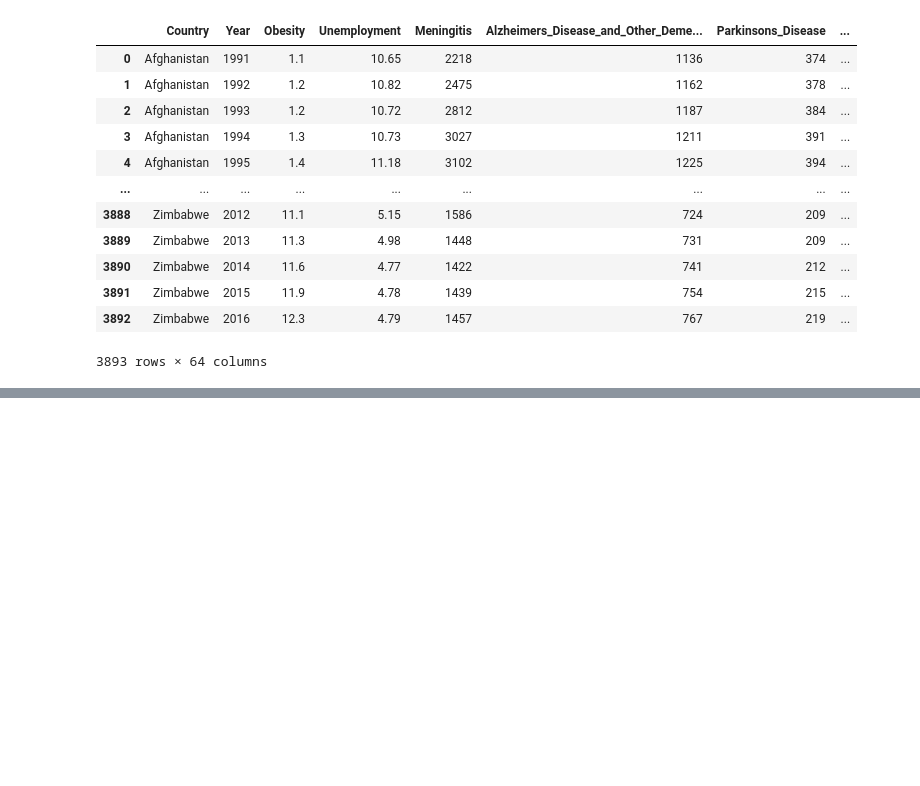
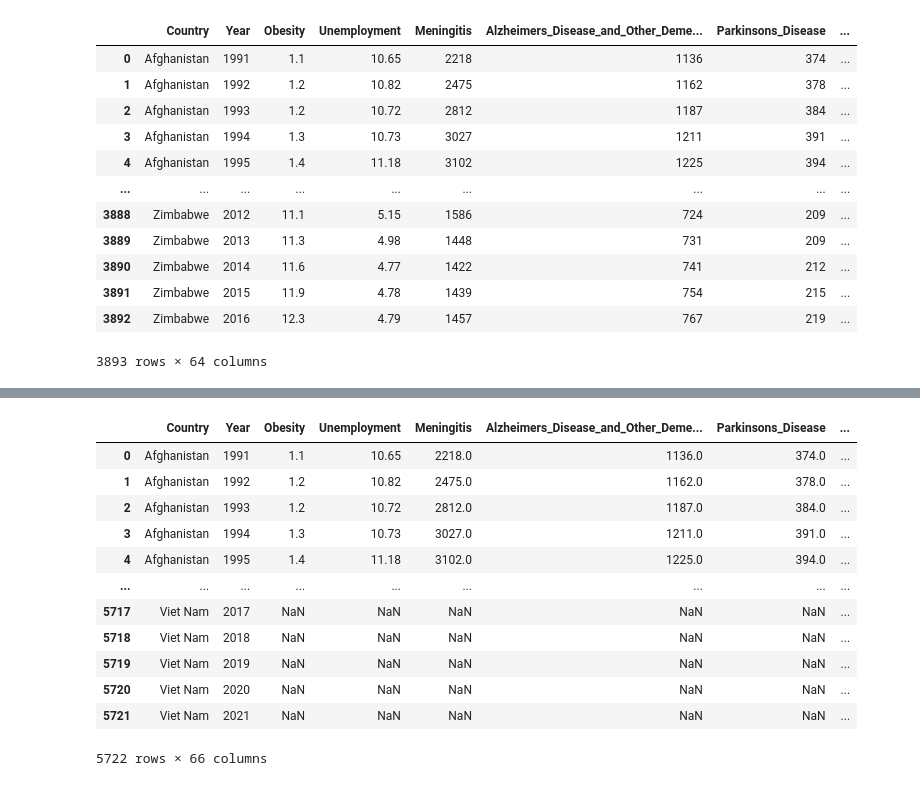
Before and after one commit to Gbau11/Mortality, a Jupyter notebook: jupyter/transform_per_capita.ipynb, the cells around one changed output, grey strips where cells are left out. Cells and saved outputs as stored; diff of their text form; code cells hidden in the pictures; blank space fills up the shorter version.

```diff
--- a/jupyter/transform_per_capita.ipynb
+++ b/jupyter/transform_per_capita.ipynb
@@ -259,3 +259,5 @@ df
 | 3891 | Zimbabwe | 2015 | 11.9 | 4.78 | 1439 | 754 | 215 | ... |
 | 3892 | Zimbabwe | 2016 | 12.3 | 4.79 | 1457 | 767 | 219 | ... |
 3893 rows × 64 columns
+# %%
+df_health = pd.read_excel('../csv/healthcare_data.XLSX')
@@ -261,0 +284,4 @@ df
+# %%
+df_health = df_health[['country', 'year', 'che_gdp', 'che']]
+# %%
+df_health = df_health.rename(columns={'country': 'Country', 'year': 'Year', 'che_gdp': 'che gdp'})
@@ -261,0 +304,18 @@ df
+# %%
+merged_df = pd.merge(df, df_health, on=['Country', 'Year'], how='outer')
+
+merged_df
+# %% [output]
+|  | Country | Year | Obesity | Unemployment | Meningitis | Alzheimers_Disease_and_Other_Deme... | Parkinsons_Disease | ... |
+| 0 | Afghanistan | 1991 | 1.1 | 10.65 | 2218.0 | 1136.0 | 374.0 | ... |
+| 1 | Afghanistan | 1992 | 1.2 | 10.82 | 2475.0 | 1162.0 | 378.0 | ... |
+| 2 | Afghanistan | 1993 | 1.2 | 10.72 | 2812.0 | 1187.0 | 384.0 | ... |
+| 3 | Afghanistan | 1994 | 1.3 | 10.73 | 3027.0 | 1211.0 | 391.0 | ... |
+| 4 | Afghanistan | 1995 | 1.4 | 11.18 | 3102.0 | 1225.0 | 394.0 | ... |
+| ... | ... | ... | ... | ... | ... | ... | ... | ... |
+| 5717 | Viet Nam | 2017 | NaN | NaN | NaN | NaN | NaN | ... |
+| 5718 | Viet Nam | 2018 | NaN | NaN | NaN | NaN | NaN | ... |
+| 5719 | Viet Nam | 2019 | NaN | NaN | NaN | NaN | NaN | ... |
+| 5720 | Viet Nam | 2020 | NaN | NaN | NaN | NaN | NaN | ... |
+| 5721 | Viet Nam | 2021 | NaN | NaN | NaN | NaN | NaN | ... |
+5722 rows × 66 columns
```
Also changed, not shown: parts of 16 cells of this notebook, 7 other files.
